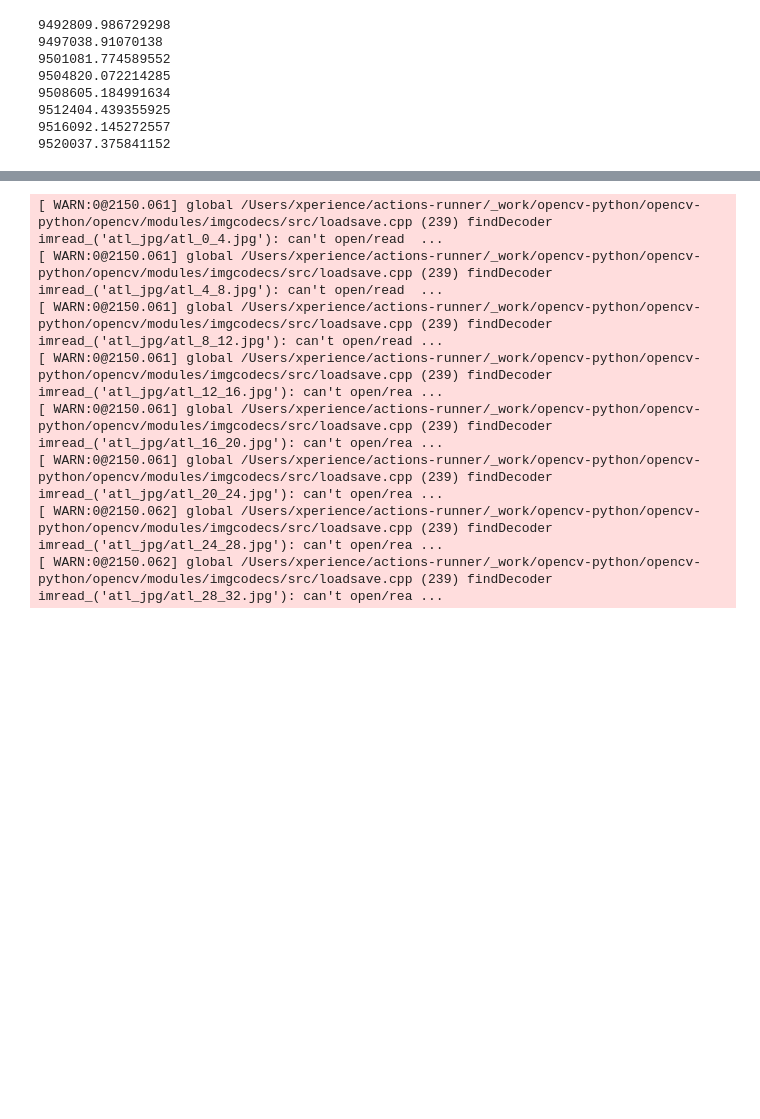
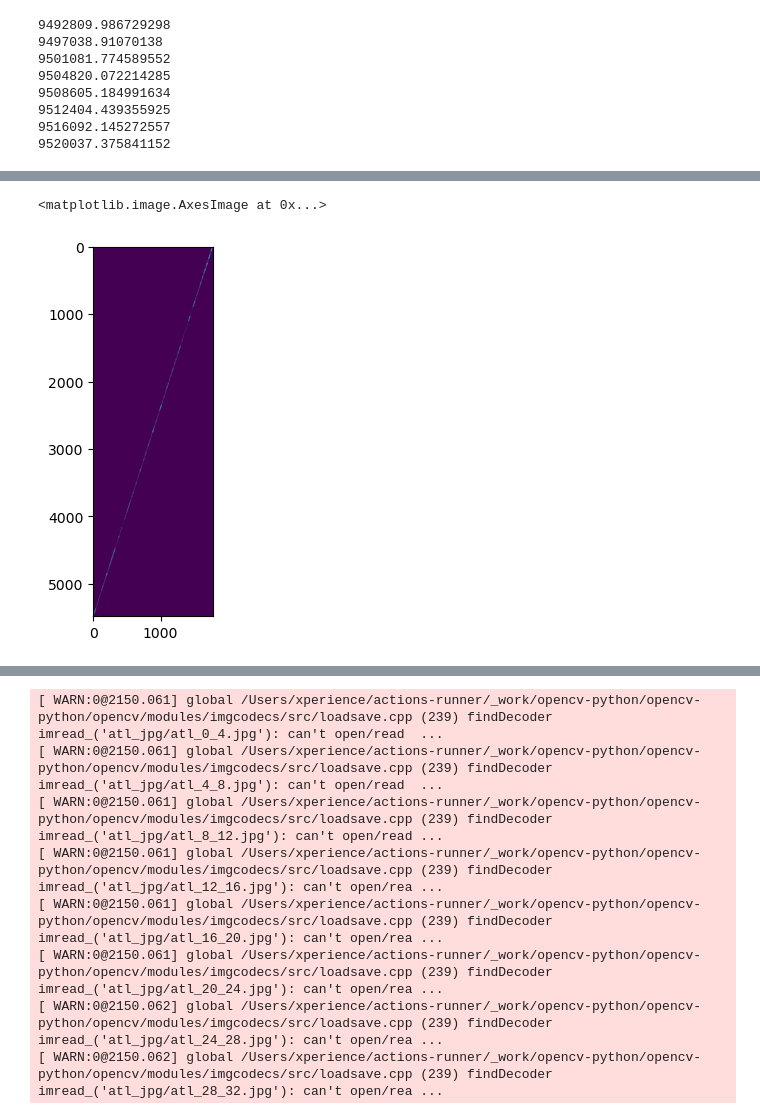
Before and after one commit to rkique/icesat2-align, a Jupyter notebook: make_image/ATL_image.ipynb, the cells around one changed output, grey strips where cells are left out. Saved outputs shown, nothing was run; the diff lists cells and outputs as text; code cells hidden in the pictures; blank space fills up the shorter version.

```diff
--- a/make_image/ATL_image.ipynb
+++ b/make_image/ATL_image.ipynb
@@ -232,0 +230,10 @@ for i in range(0, 8):
+# %%
+b1 = 0 * 4
+b2 = b1 + 4
+path = f'atl 1C/atl jpg/atl_{b1}_{b2}.jpg'
+image = cv2.imread(path,cv2.IMREAD_GRAYSCALE)
+#crop anything out of 2000:4000 range (w.r.t. ymin)
+plt.imshow(image)
+# %% [output]
+<matplotlib.image.AxesImage at 0x...>
+[figure, added]
```
Also changed, not shown: parts of 4 cells of this notebook, 36 other files.
